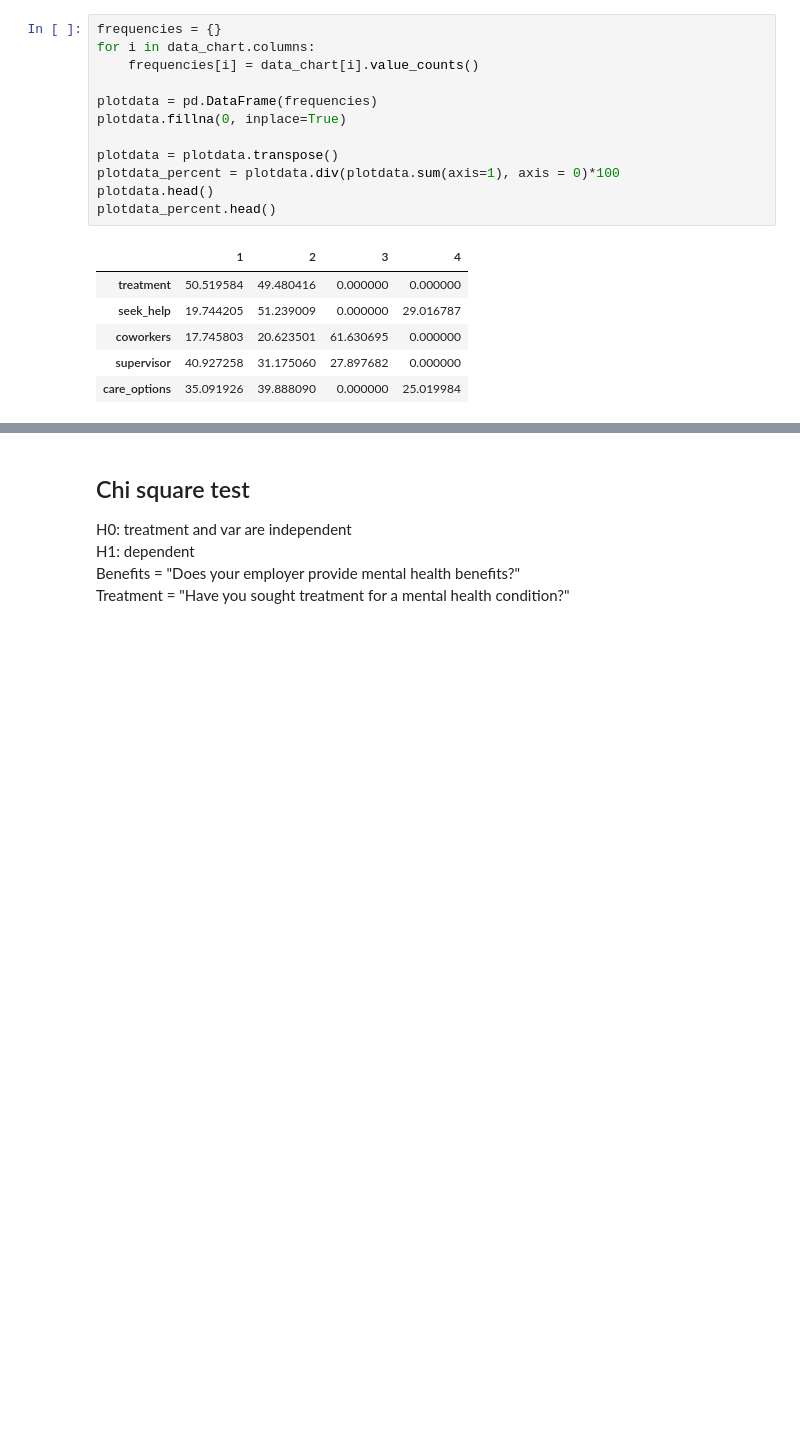
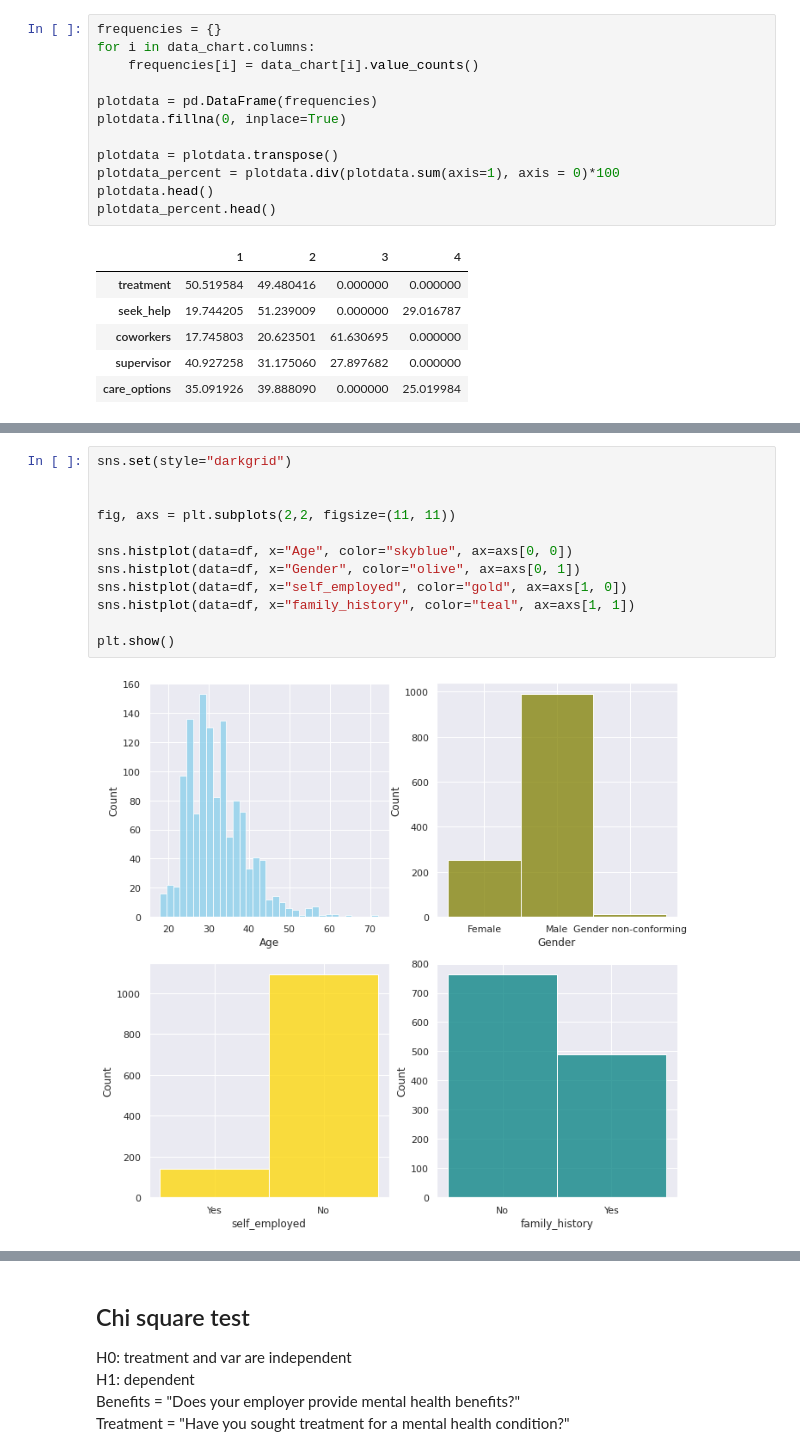
Before and after one commit to moniqueabu/data_science_final_project, a Jupyter notebook: project.ipynb, the cells around one changed output, grey strips where cells are left out. Cells and saved outputs as stored; diff of their text form; blank space fills up the shorter version.

```diff
--- a/project.ipynb
+++ b/project.ipynb
@@ -240,0 +243,14 @@ plt.show()
+# %%
+sns.set(style="darkgrid")
+
+
+fig, axs = plt.subplots(2,2, figsize=(11, 11))
+
+sns.histplot(data=df, x="Age", color="skyblue", ax=axs[0, 0])
+sns.histplot(data=df, x="Gender", color="olive", ax=axs[0, 1])
+sns.histplot(data=df, x="self_employed", color="gold", ax=axs[1, 0])
+sns.histplot(data=df, x="family_history", color="teal", ax=axs[1, 1])
+
+plt.show()
+# %% [output]
+[figure, added]
```
Also changed, not shown: parts of 43 cells of this notebook.
